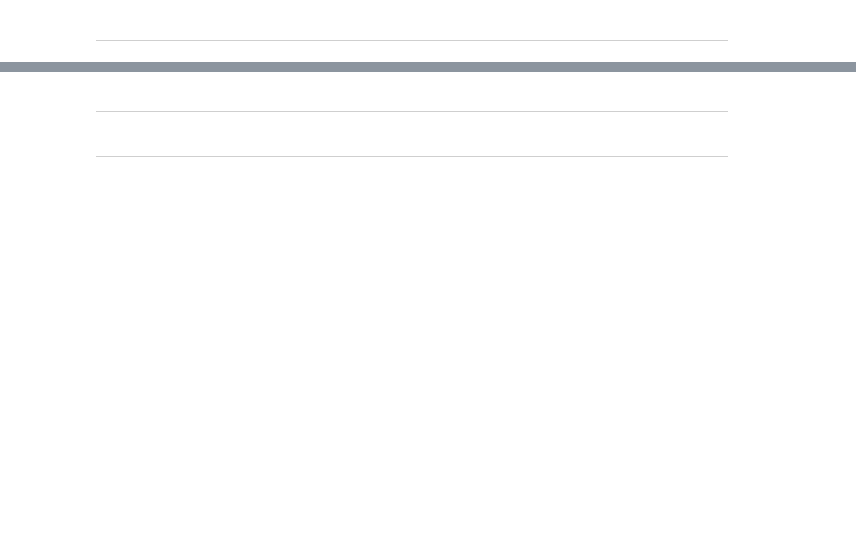
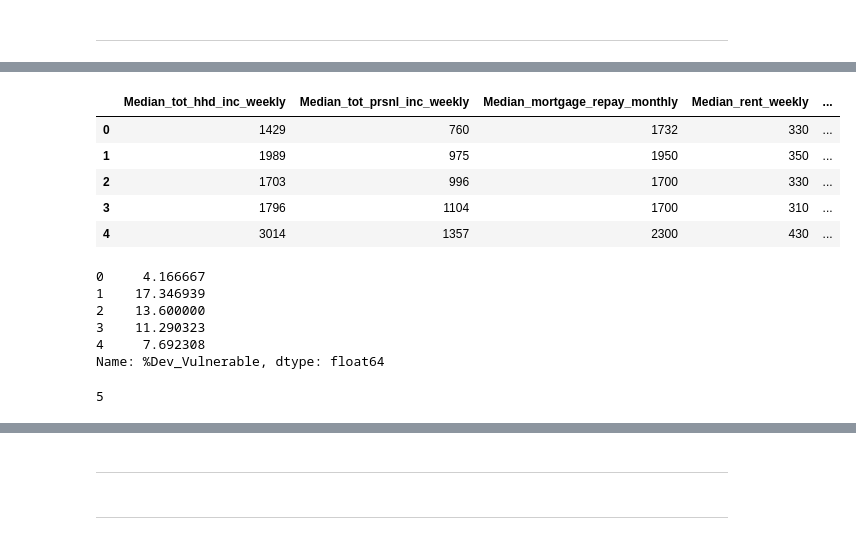
Before and after one commit to beansOnToads/COSC2816_s4054011_Ind_A1_P1, a Jupyter notebook: s4054011.ipynb, the cells around one changed output, grey strips where cells are left out. Drawn from its saved outputs; the diff is of its cells as text; code cells hidden in the pictures; blank space fills up the shorter version.

```diff
--- a/s4054011.ipynb
+++ b/s4054011.ipynb
@@ -139,0 +152,25 @@ memory usage: 276.4 KB
+# %%
+X, y = df.drop(columns=["Code","Name", "%Dev_Vulnerable"]), df["%Dev_Vulnerable"]
+# %%
+X.head()
+# %% [output]
+|  | Median_tot_hhd_inc_weekly | Median_tot_prsnl_inc_weekly | Median_mortgage_repay_monthly | Median_rent_weekly | ... |
+| 0 | 1429 | 760 | 1732 | 330 | ... |
+| 1 | 1989 | 975 | 1950 | 350 | ... |
+| 2 | 1703 | 996 | 1700 | 330 | ... |
+| 3 | 1796 | 1104 | 1700 | 310 | ... |
+| 4 | 3014 | 1357 | 2300 | 430 | ... |
+# %%
+y.head()
+# %% [output]
+0     4.166667
+1    17.346939
+2    13.600000
+3    11.290323
+4     7.692308
+Name: %Dev_Vulnerable, dtype: float64
+# %%
+kf = KFold(n_splits=5, shuffle=True, random_state=42)
+kf.get_n_splits()
+# %% [output]
+5
```
Also changed, not shown: parts of 6 cells of this notebook.
